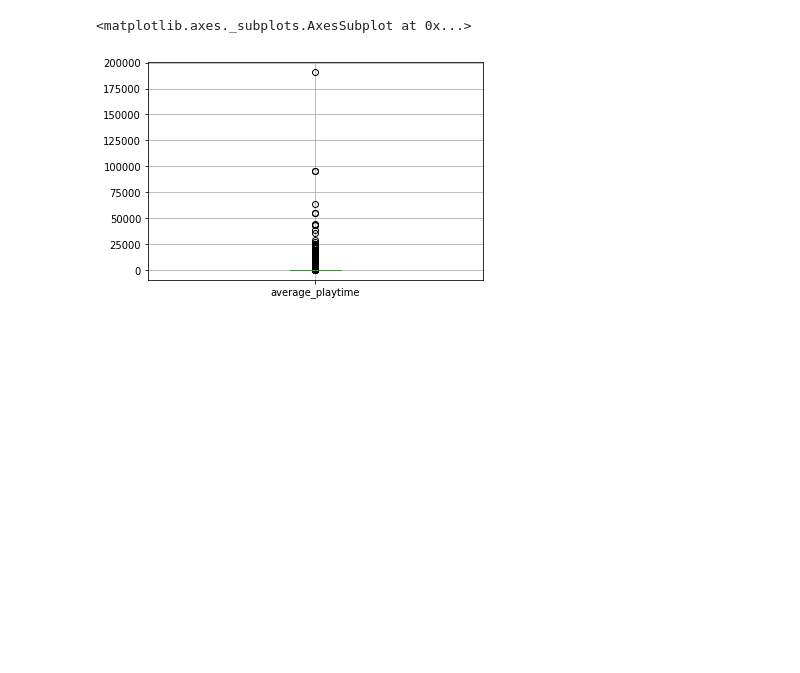
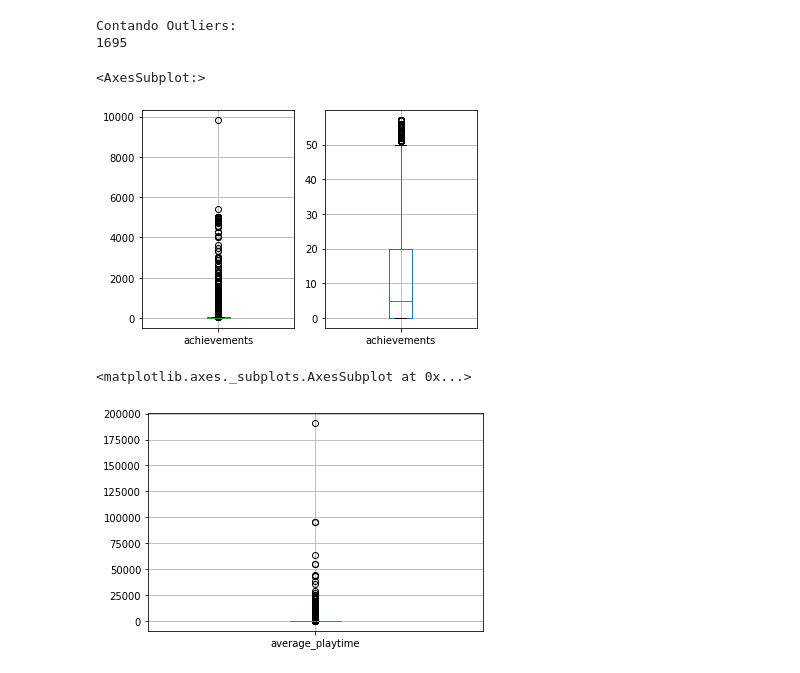
Before and after one commit to erikalira/projeto-icd, a Jupyter notebook: exploracao_inicial.ipynb, the cells around one changed output. Saved outputs shown, nothing was run; the diff lists cells and outputs as text; code cells hidden in the pictures; blank space fills up the shorter version.

```diff
--- a/exploracao_inicial.ipynb
+++ b/exploracao_inicial.ipynb
@@ -26,3 +71,18 @@ plt.show()
+# %%
+IQR=df.achievements.describe()["75%"]-df.achievements.describe()["25%"]
+outerLimit=df.achievements.describe()["75%"]+1.5*IQR
+print("Contando Outliers:")
+print(len(df[df["achievements"]>outerLimit]))
+# %% [output]
+Contando Outliers:
+1695
+# %%
+fig, axs = plt.subplots(ncols=2)
+df.boxplot(column="achievements", ax=axs[0])
+df[df["achievements"]<outerLimit].boxplot(column="achievements", ax=axs[1])
+# %% [output]
+<AxesSubplot:>
+[figure, added]
 # %%
 df.boxplot(column="average_playtime")
 # %% [output]
```
Also changed, not shown: parts of 17 cells of this notebook, 1 other file.
